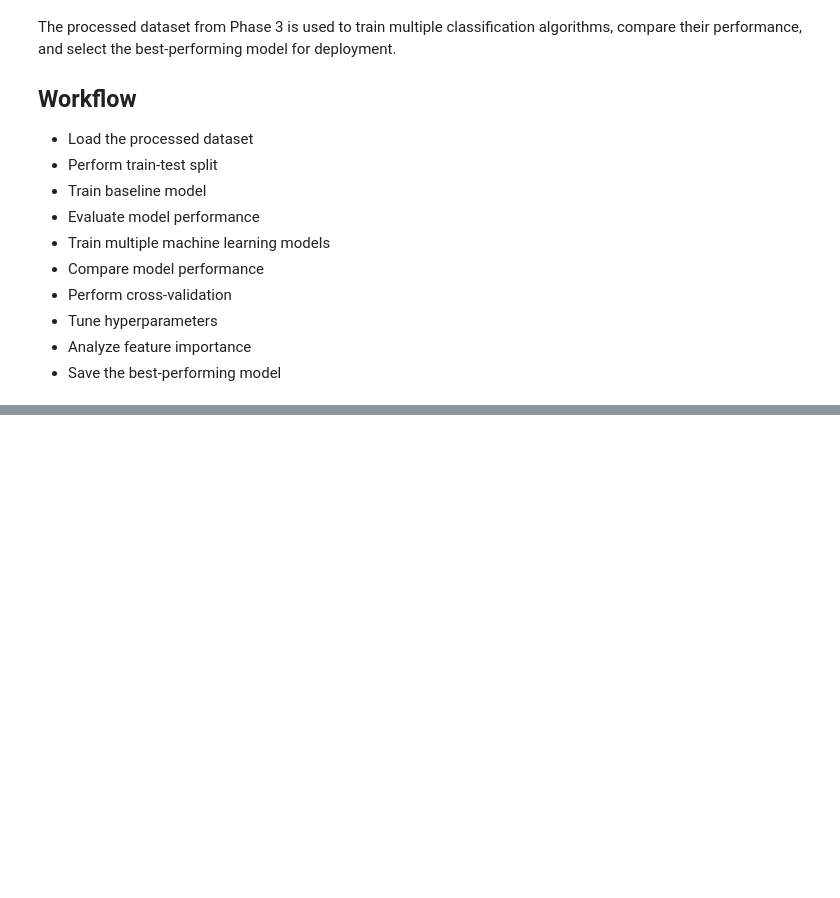
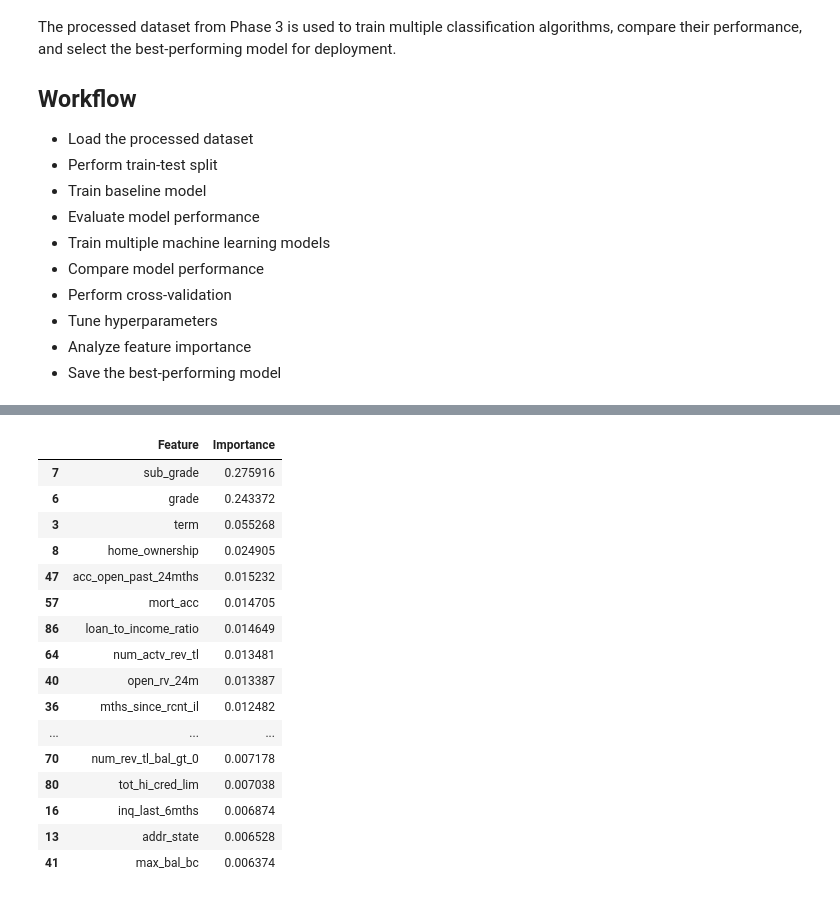
Before and after one commit to nx-manoj/loan-risk-platform, a Jupyter notebook: notebooks/03_model_training_evalution.ipynb, the cells around one changed output, grey strips where cells are left out. Saved outputs shown, nothing was run; the diff lists cells and outputs as text; code cells hidden in the pictures; blank space fills up the shorter version.

```diff
--- a/notebooks/03_model_training_evalution.ipynb
+++ b/notebooks/03_model_training_evalution.ipynb
@@ -169,0 +668,20 @@ array(['Charged Off', 'Current', 'Default',
+# %%
+feature_importance.head(20)
+# %% [output]
+|  | Feature | Importance |
+| 7 | sub_grade | 0.275916 |
+| 6 | grade | 0.243372 |
+| 3 | term | 0.055268 |
+| 8 | home_ownership | 0.024905 |
+| 47 | acc_open_past_24mths | 0.015232 |
+| 57 | mort_acc | 0.014705 |
+| 86 | loan_to_income_ratio | 0.014649 |
+| 64 | num_actv_rev_tl | 0.013481 |
+| 40 | open_rv_24m | 0.013387 |
+| 36 | mths_since_rcnt_il | 0.012482 |
+| ... | ... | ... |
+| 70 | num_rev_tl_bal_gt_0 | 0.007178 |
+| 80 | tot_hi_cred_lim | 0.007038 |
+| 16 | inq_last_6mths | 0.006874 |
+| 13 | addr_state | 0.006528 |
+| 41 | max_bal_bc | 0.006374 |
```
Also changed, not shown: parts of 82 cells of this notebook.
